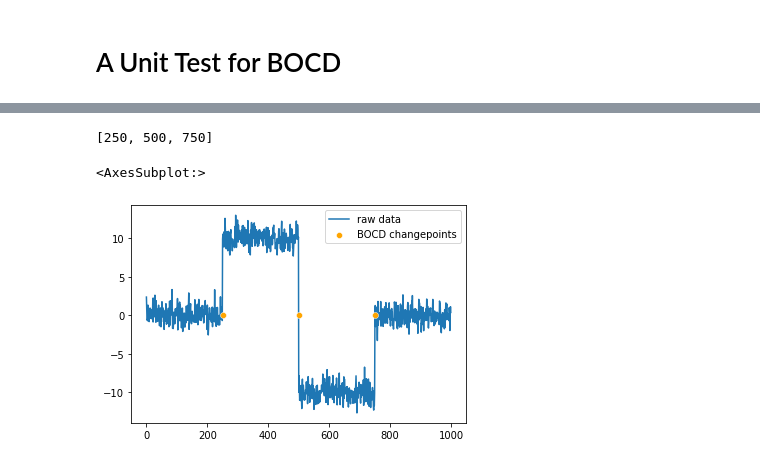
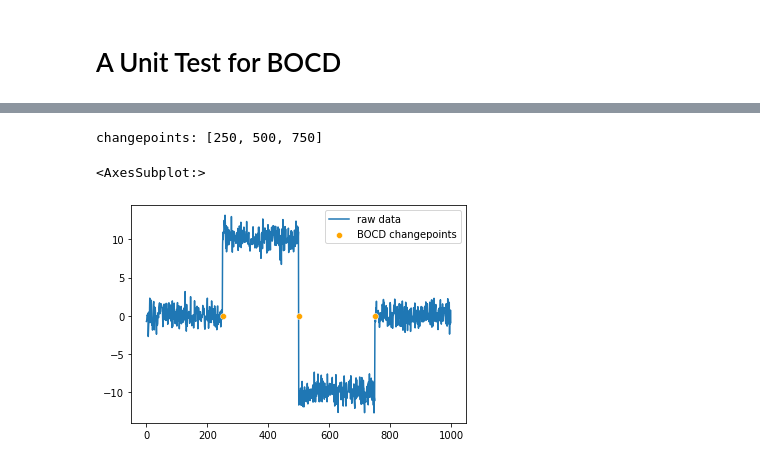
Before and after one commit to noamsgl/msc, a Jupyter notebook: notebooks/bocd/test_BOCD.ipynb, the cells around one changed output, grey strips where cells are left out. Saved outputs shown, nothing was run; the diff lists cells and outputs as text; code cells hidden in the pictures.

```diff
--- a/notebooks/bocd/test_BOCD.ipynb
+++ b/notebooks/bocd/test_BOCD.ipynb
@@ -8,6 +8,9 @@ from functools import partial
 from bocd import BOCD, StudentT, constant_hazard
 import matplotlib.pyplot as plt
 import seaborn as sns
+import mne
+
+from tqdm import tqdm
 
 LAMBDA = 100
 ALPHA = 0.1
@@ -17,7 +20,7 @@ MU = 0.
 DELAY = 15
 THRESHOLD = 0.5
 
-def series():
+def synthetic_data():
     xs = numpy.random.normal(size=1000)
     xs[len(xs) // 4:len(xs) // 2] += 10.
     xs[len(xs) // 2:3 * len(xs) // 4] -= 10.
@@ -29,14 +32,14 @@ def get_BOCD_changepoints(series):
     bocd = BOCD(partial(constant_hazard, LAMBDA),
                 StudentT(ALPHA, BETA, KAPPA, MU))
     changepoints = []
-    for x in series[:DELAY]:
+    for x in tqdm(series[:DELAY], desc="pre"):
         bocd.update(x)
-    for x in series[DELAY:]:
+    for x in tqdm(series[DELAY:], desc="main"):
         bocd.update(x)
         if bocd.growth_probs[DELAY] >= THRESHOLD:
             changepoints.append(bocd.t - DELAY + 1)
 
     return changepoints
 # %%
-data = series()
+data = synthetic_data()
 # data
@@ -61,11 +46,12 @@ array([ 2.35579802e+00,  1.05350656e+00, -6.02296899e-01, -5.41098288e-01,
-# %%
-changepoints = get_BOCD_changepoints(data)
-changepoints
-# %% [output]
-[250, 500, 750]
 # %%
-sns.lineplot(data=data, label="raw data")
-sns.scatterplot(x=changepoints, y=[0] * len(changepoints), color='orange', zorder=3, label="BOCD changepoints")
+def plot_BOCD_changepoints(data):
+    changepoints = get_BOCD_changepoints(data)
+    print(f"changepoints: {changepoints}")
+    sns.lineplot(data=data, label="raw data")
+    return sns.scatterplot(x=changepoints, y=[0] * len(changepoints), color='orange', zorder=3, label="BOCD changepoints")
+
+plot_BOCD_changepoints(data)
 # %% [output]
-<AxesSubplot:>
+changepoints: [250, 500, 750]
+<AxesSubplot:>
-[figure, old version]
+[figure, new version]
```
Also changed, not shown: parts of 21 cells of this notebook.
